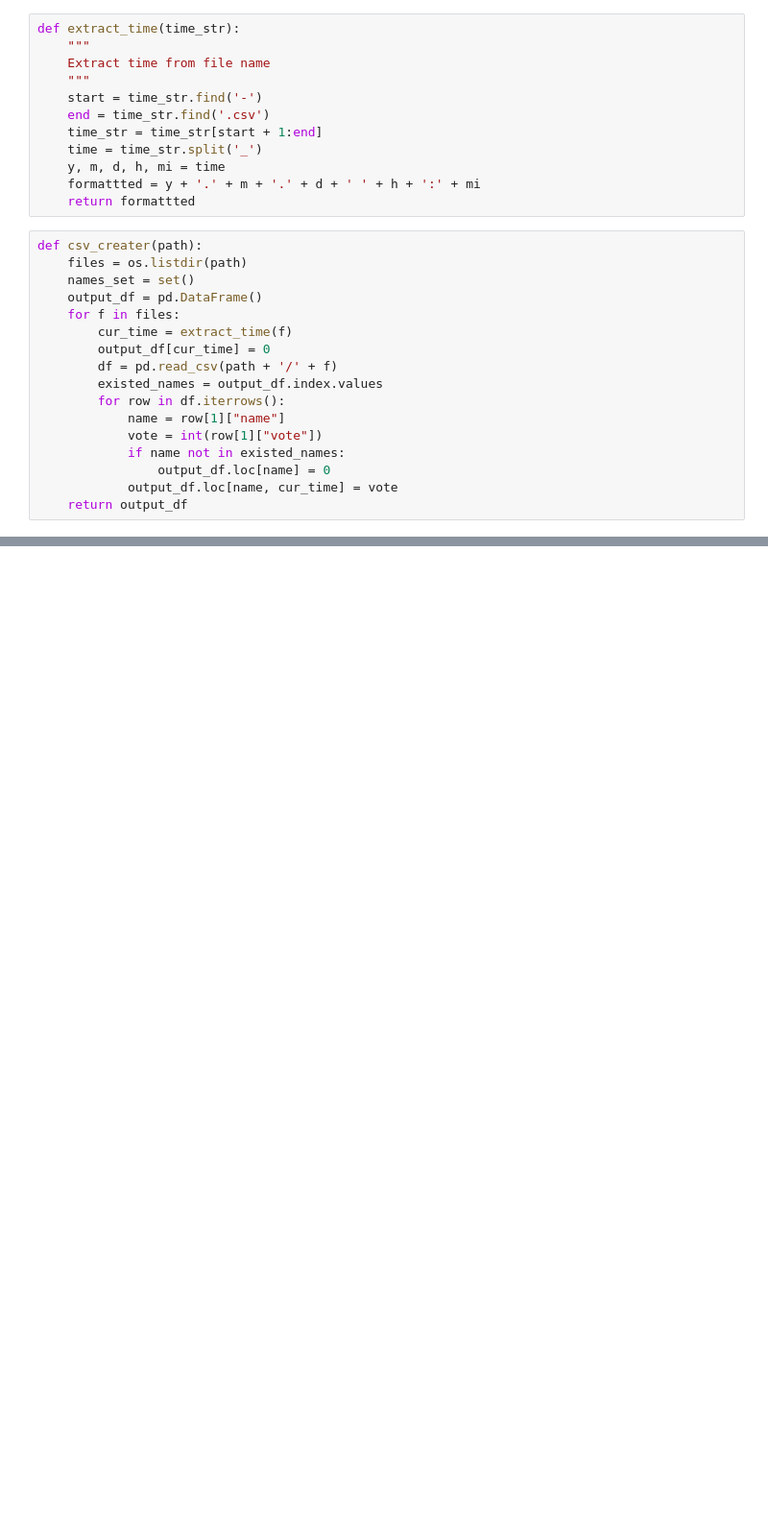
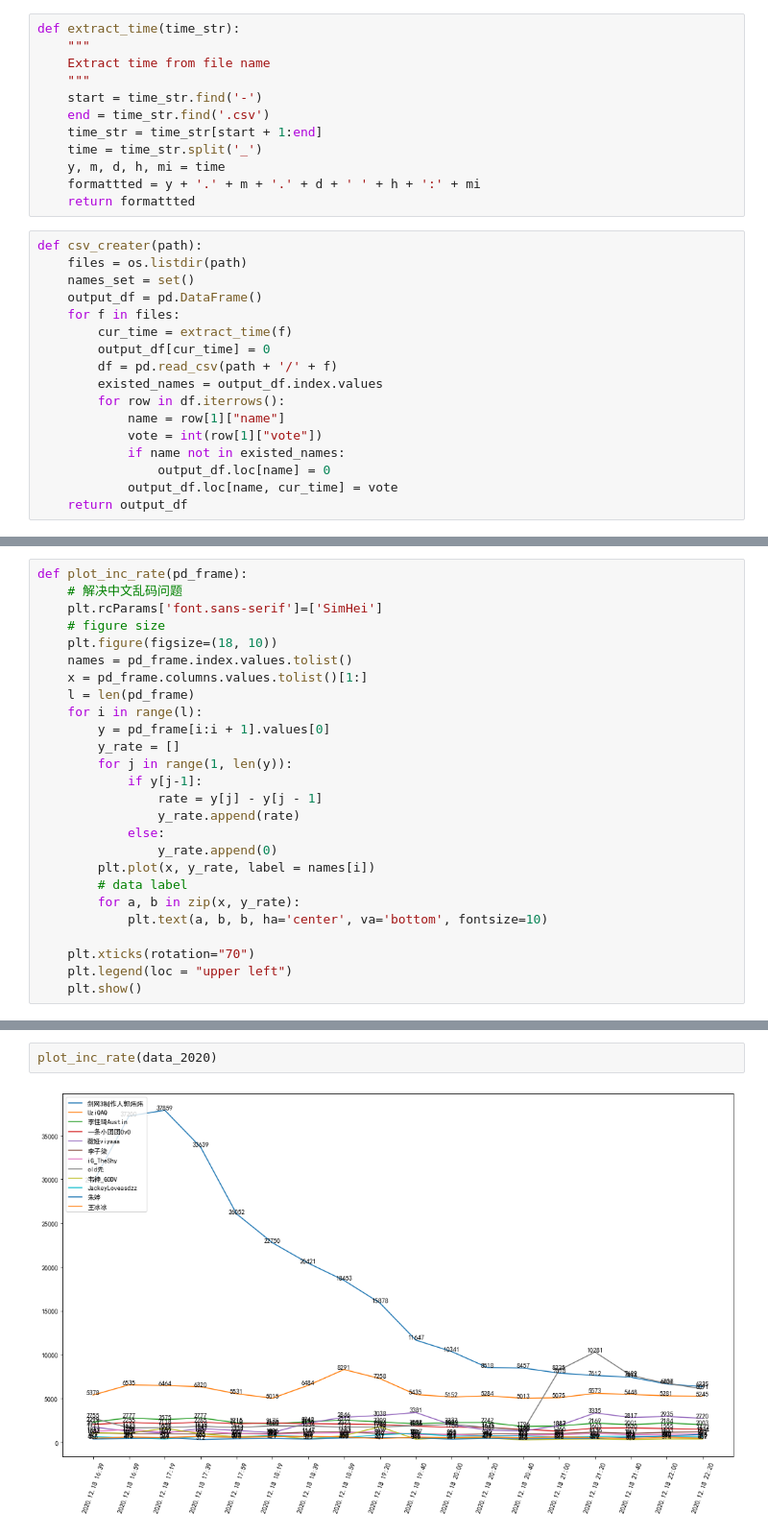
Before and after one commit to 610yilingliu/2020weibo_vote_analysis, a Jupyter notebook: data_analyze/analyzer.ipynb, the cells around one changed output, grey strips where cells are left out. Shown at 96% size. Saved outputs shown, nothing was run; the diff lists cells and outputs as text; blank space fills up the shorter version.

Commit message:
edit increasing rate

```diff
--- a/data_analyze/analyzer.ipynb
+++ b/data_analyze/analyzer.ipynb
@@ -74,0 +91,26 @@ plotting(data)
+# %%
+def plot_inc_rate(pd_frame):
+    # 解决中文乱码问题
+    plt.rcParams['font.sans-serif']=['SimHei']
+    # figure size
+    plt.figure(figsize=(18, 10))
+    names = pd_frame.index.values.tolist()
+    x = pd_frame.columns.values.tolist()[1:]
+    l = len(pd_frame)
+    for i in range(l):
+        y = pd_frame[i:i + 1].values[0]
+        y_rate = []
+        for j in range(1, len(y)):
+            if y[j-1]:
+                rate = y[j] - y[j - 1]
+                y_rate.append(rate)
+            else:
+                y_rate.append(0)
+        plt.plot(x, y_rate, label = names[i])
+        # data label
+        for a, b in zip(x, y_rate):
+            plt.text(a, b, b, ha='center', va='bottom', fontsize=10)
+
+    plt.xticks(rotation="70")
+    plt.legend(loc = "upper left")
+    plt.show()
@@ -74,0 +125,4 @@ plotting(data)
+# %%
+plot_inc_rate(data_2020)
+# %% [output]
+[figure, added]
```
Also changed, not shown: parts of 7 cells of this notebook, 31 other files.
